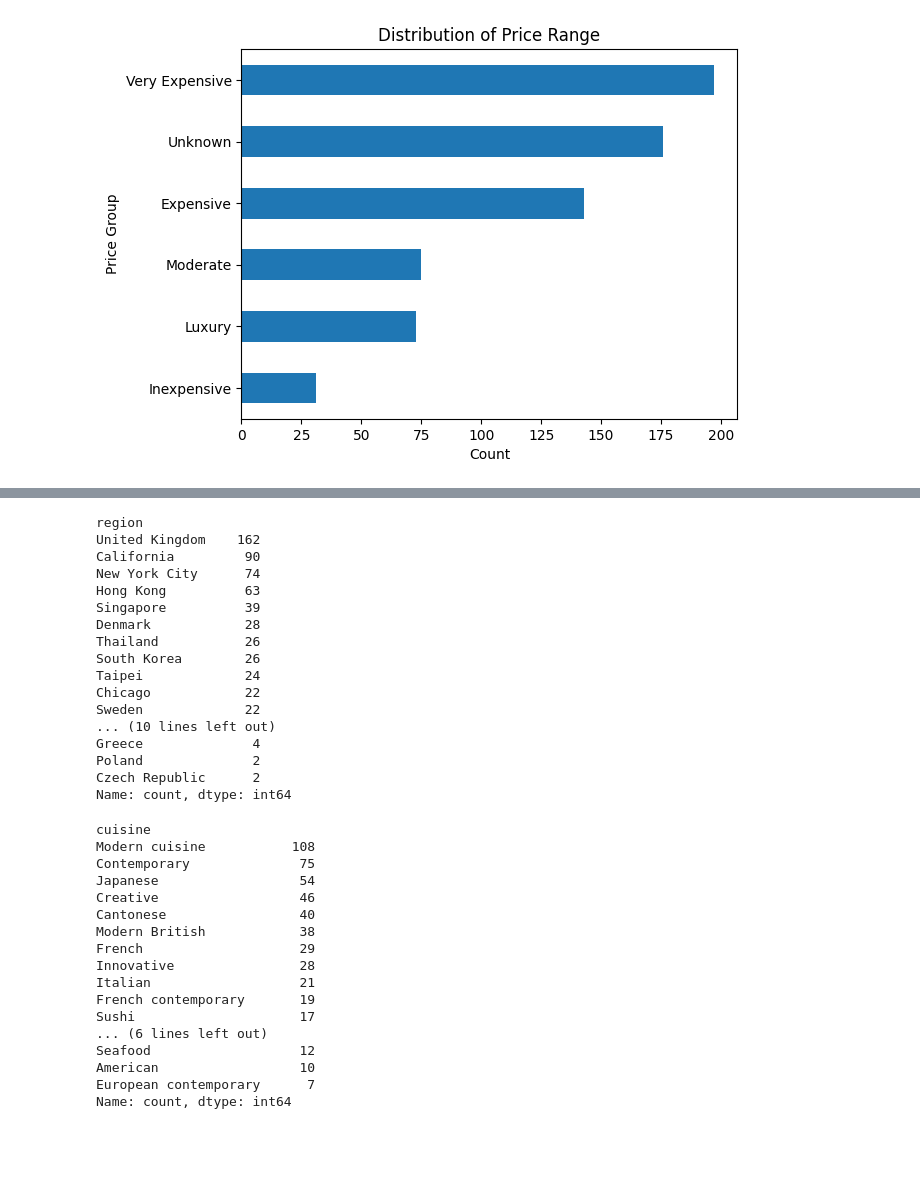
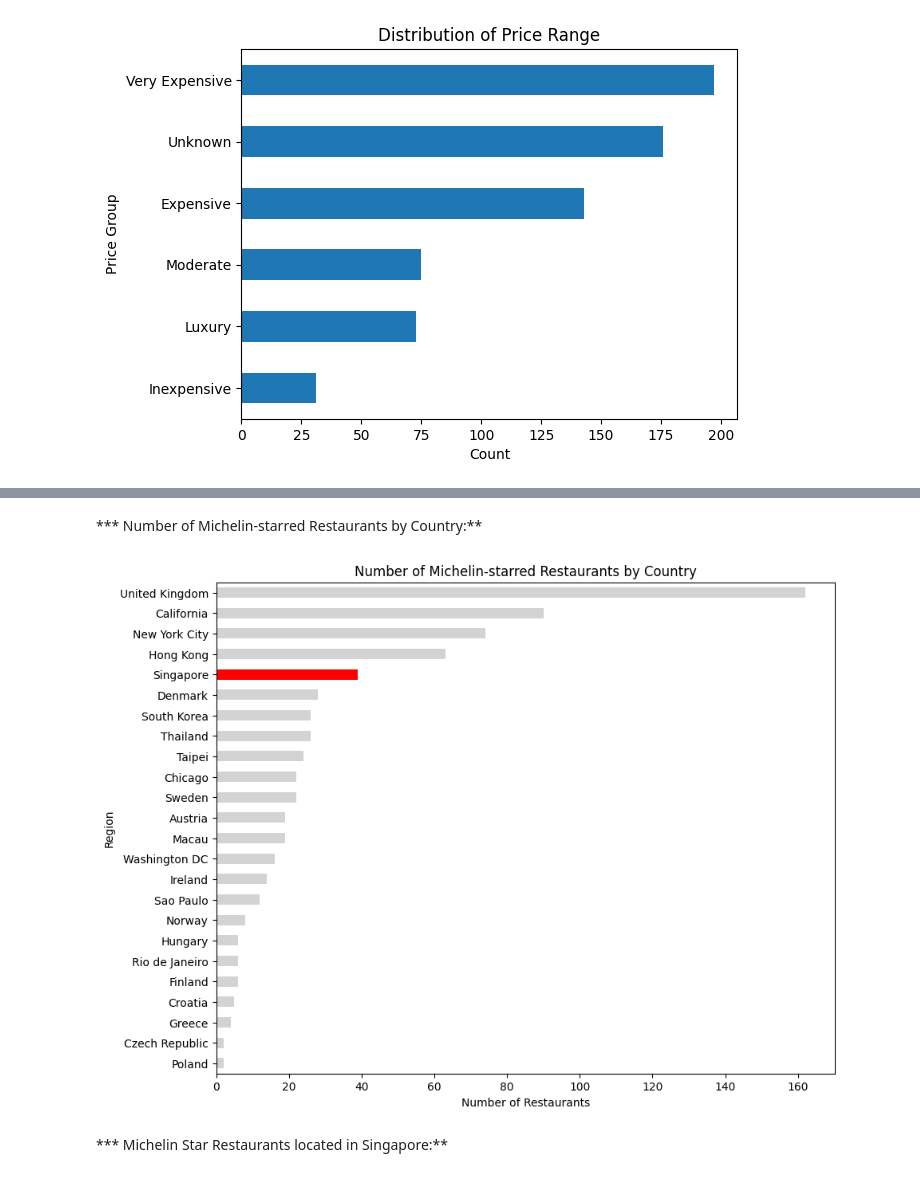
Before and after one commit to SPBarros/Michelin-Stars, a Jupyter notebook: michelin-star-around-the-world.ipynb, the cells around one changed output, grey strips where cells are left out. Cells and saved outputs as stored; diff of their text form; code cells hidden in the pictures; blank space fills up the shorter version.

```diff
--- a/michelin-star-around-the-world.ipynb
+++ b/michelin-star-around-the-world.ipynb
@@ -330,40 +288,18 @@ plt.show()
-# %%
-michelin_stars.value_counts('region')
-# %% [output]
-region
-United Kingdom    162
-California         90
-New York City      74
-Hong Kong          63
-Singapore          39
-Denmark            28
-Thailand           26
-South Korea        26
-Taipei             24
-Chicago            22
-Sweden             22
-... (10 lines left out)
-Greece              4
-Poland              2
-Czech Republic      2
-Name: count, dtype: int64
-# %%
-michelin_stars.value_counts('cuisine').head(20)
-# %% [output]
-cuisine
-Modern cuisine           108
-Contemporary              75
-Japanese                  54
-Creative                  46
-Cantonese                 40
-Modern British            38
-French                    29
-Innovative                28
-Italian                   21
-French contemporary       19
-Sushi                     17
-... (6 lines left out)
-Seafood                   12
-American                  10
-European contemporary      7
-Name: count, dtype: int64
+# %% [markdown]
+*** Number of Michelin-starred Restaurants by Country:**
+# %%
+region_counts = michelin_stars['region'].value_counts().sort_values()
+
+palette = ['lightgrey' if region != 'Singapore' else 'red' for region in region_counts.index]
+
+# Plot a horizontal bar chart with the custom color palette
+plt.figure(figsize=(10, 8))
+region_counts.plot(kind='barh', color=palette)
+plt.xlabel('Number of Restaurants')
+plt.ylabel('Region')
+plt.title('Number of Michelin-starred Restaurants by Country')
+plt.show()
+# %% [output]
+[figure, added]
+# %% [markdown]
+*** Michelin Star Restaurants located in Singapore:**
```
Also changed, not shown: parts of 31 cells of this notebook.
